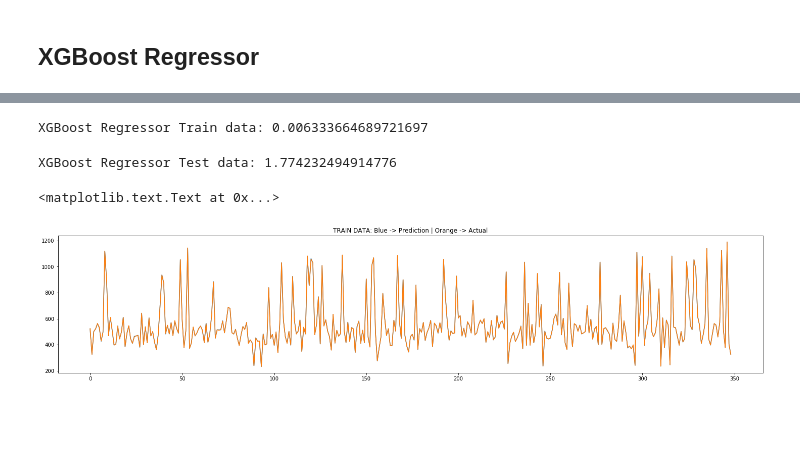
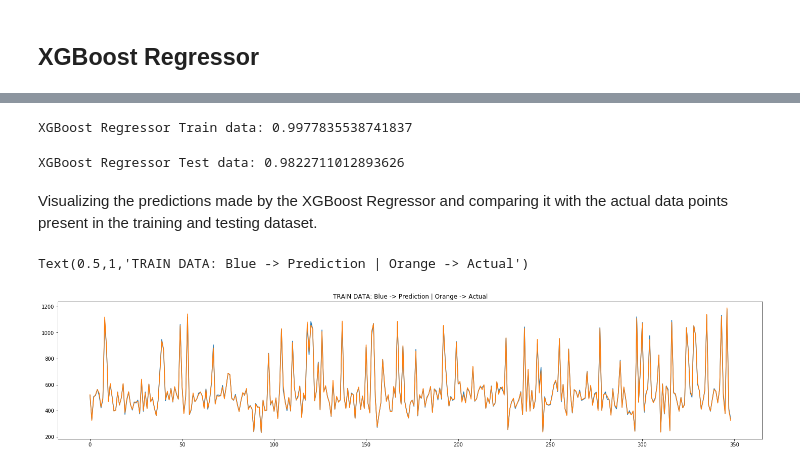
Before and after one commit to chiragbhattad/fatigut-strength-calculator, a Jupyter notebook: Jupyter notebook.ipynb, the cells around one changed output, grey strips where cells are left out. Cells and saved outputs as stored; diff of their text form; code cells hidden in the pictures; blank space fills up the shorter version.

Commit message:
Add files via upload
Updated Jupyter notebook containing the code for different models used along with their feature importance ranking.

```diff
--- a/Jupyter notebook.ipynb
+++ b/Jupyter notebook.ipynb
@@ -249,0 +501,6 @@ plt.show()
+# %%
+from sklearn.ensemble import GradientBoostingRegressor
+gbregr = GradientBoostingRegressor(n_estimators=100, max_depth=6, verbose=True, random_state=1)
+gbregr.fit(X_train, y_train)
+gbrtrain = r2_score(y_train, gbregr.predict(X_train))
+print("Random Forest Train data:", gbrtrain)
@@ -249,0 +556,6 @@ plt.show()
+# %%
+from sklearn.ensemble import AdaBoostRegressor
+adaregr = AdaBoostRegressor(n_estimators=100, learning_rate=2.0, random_state=1)
+adaregr.fit(X_train, y_train)
+adartrain = r2_score(y_train, adaregr.predict(X_train))
+print("Random Forest Train data:", adartrain)
@@ -249,0 +623,6 @@ plt.show()
+# %%
+import lightgbm as lgb
+lgbmregr = lgb.LGBMRegressor(n_jobs=-1, verbose=1, subsample=1.0, min_split_gain=.01)
+lgbmregr.fit(X_train, y_train)
+lgbmrtrain = r2_score(y_train, lgbmregr.predict(X_train))
+print("Random Forest Train data:", lgbmrtrain)
@@ -252,25 +677,27 @@ plt.show()
 # %%
-xgbregr = XGBRegressor(n_estimators=100, learning_rate=0.15, gamma=0, max_depth=7)
+xgbregr = xgb.XGBRegressor(n_estimators=100, learning_rate=0.15, max_depth=4)
 xgbregr.fit(X_train, y_train)
-XGBtrain = mean_squared_error(y_train, xgbregr.predict(X_train))/len(y_train)
+XGBtrain = r2_score(y_train, xgbregr.predict(X_train))
 print("XGBoost Regressor Train data:", XGBtrain)
 # %% [output]
-XGBoost Regressor Train data: 0.006333664689721697
+XGBoost Regressor Train data: 0.9977835538741837
 # %%
-Y_pred_6 = xgbregr.predict(X_test)
-XGBerror = mean_squared_error(y_test, Y_pred_6)/len(y_train)
+Y_pred_9 = xgbregr.predict(X_test)
+XGBerror = r2_score(y_test, Y_pred_9)
 print("XGBoost Regressor Test data:", XGBerror)
 # %% [output]
-XGBoost Regressor Test data: 1.774232494914776
+XGBoost Regressor Test data: 0.9822711012893626
+# %% [markdown]
+Visualizing the predictions made by the XGBoost Regressor and comparing it with the actual data points present in the training and testing dataset.
 # %%
-train_pred_6 = xgbregr.predict(X_train)
+train_pred_9 = xgbregr.predict(X_train)
 plt.figure(figsize=(25,5))
-plt.plot(range(349), train_pred_6)
+plt.plot(range(349), train_pred_9)
 plt.plot(range(349), y_train)
 plt.title('TRAIN DATA: Blue -> Prediction | Orange -> Actual')
 # %% [output]
-<matplotlib.text.Text at 0x...>
+Text(0.5,1,'TRAIN DATA: Blue -> Prediction | Orange -> Actual')
-[figure, old version]
+[figure, new version]
 # %%
 plt.figure(figsize=(15,5))
 plt.plot(range(88), Y_pred_6)
```
Also changed, not shown: parts of 104 cells of this notebook.
